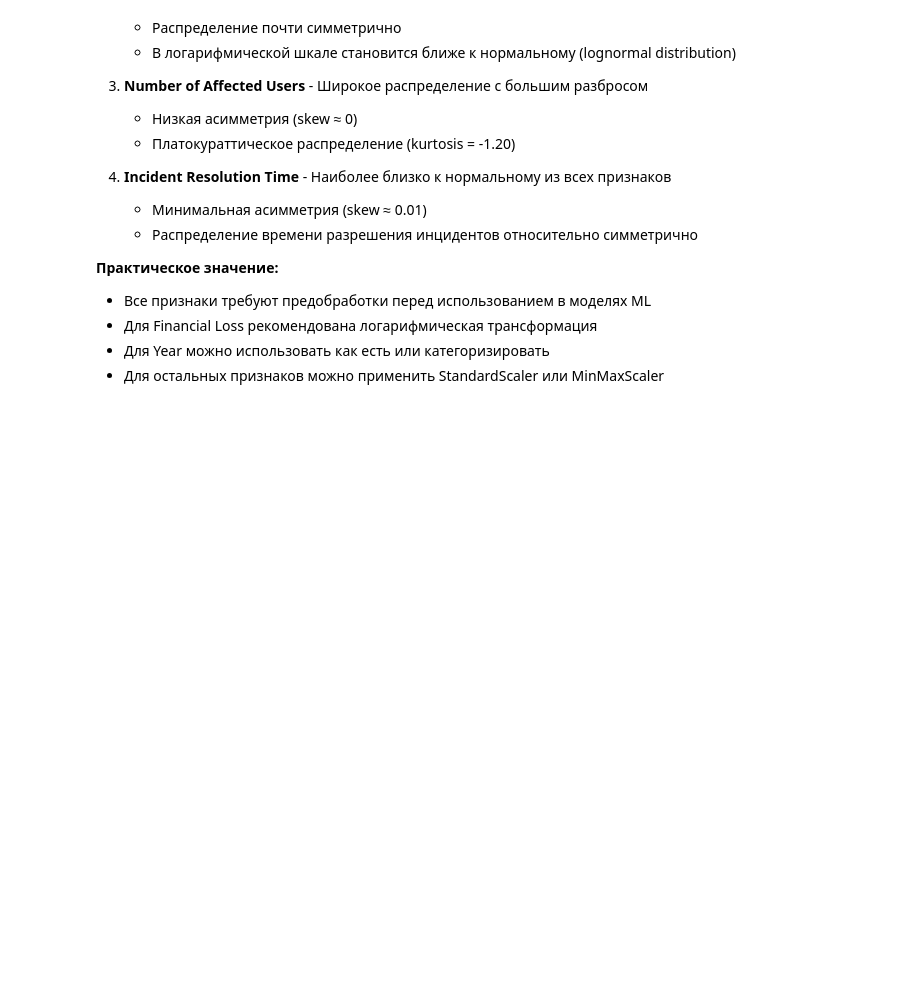
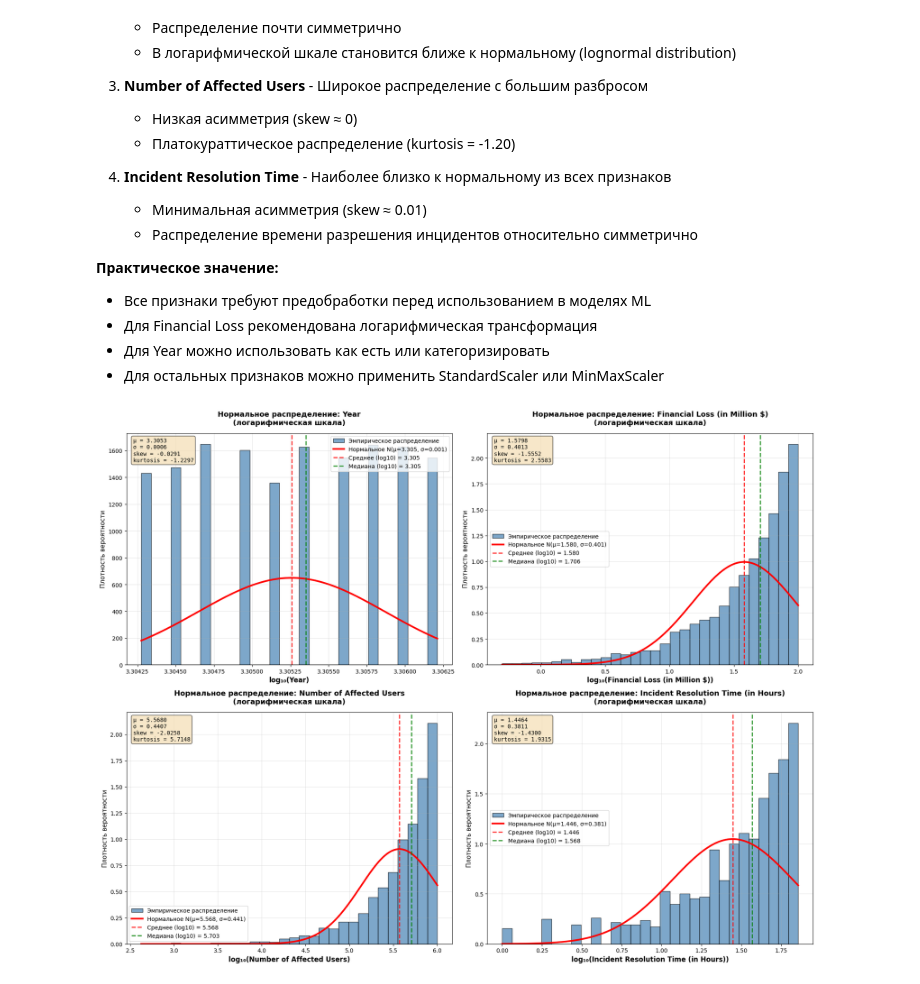
Before and after one commit to 2made1ra/ML_fall25, a Jupyter notebook: lab/first/first.ipynb, the cells around one changed output. Cells and saved outputs as stored; diff of their text form; code cells hidden in the pictures; blank space fills up the shorter version.

Commit message:
Проведен анализ категориальных и числовых признаков. Для числовых признаков проведена стандартизация

```diff
--- a/lab/first/first.ipynb
+++ b/lab/first/first.ipynb
@@ -459,3 +461,98 @@ Financial Loss (in Million $):
 - Для Financial Loss рекомендована логарифмическая трансформация
 - Для Year можно использовать как есть или категоризировать
 - Для остальных признаков можно применить StandardScaler или MinMaxScaler
+# %%
+# Построение графиков нормального распределения для всех числовых признаков с использованием логарифмической шкалы
+from scipy import stats
+
+fig, axes = plt.subplots(2, 2, figsize=(18, 14))
+axes = axes.flatten()
+
+for idx, col_name in enumerate(num_columns):
+    # Получаем данные
+    data = df[col_name].values
+
+    # Применяем логарифмическое преобразование (log10)
+    log_data = np.log10(data)
+
+    # Вычисляем параметры нормального распределения в логарифмической шкале
+    mu_log = log_data.mean()
+    sigma_log = log_data.std()
+    median_log = np.median(log_data)
+
+    # Строим гистограмму в логарифмической шкале
+    counts, bins, patches = axes[idx].hist(log_data, bins=30, density=True, alpha=0.7,
+                                            color='steelblue', edgecolor='black',
+                                            label='Эмпирическое распределение')
+
+    # Накладываем теоретическое нормальное распределение
+    x = np.linspace(log_data.min(), log_data.max(), 1000)
+    normal_pdf = stats.norm.pdf(x, loc=mu_log, scale=sigma_log)
+    axes[idx].plot(x, normal_pdf, 'r-', linewidth=3,
+                    label=f'Нормальное N(μ={mu_log:.3f}, σ={sigma_log:.3f})')
+
+    # Добавляем вертикальные линии для среднего и медианы
+    axes[idx].axvline(mu_log, color='red', linestyle='--', linewidth=2,
+                       alpha=0.8, label=f'Среднее (log10) = {mu_log:.3f}')
+    axes[idx].axvline(median_log, color='green', linestyle='--', linewidth=2,
+                       alpha=0.8, label=f'Медиана (log10) = {median_log:.3f}')
+
+    # Настраиваем оси и заголовки
+    axes[idx].set_xlabel(f'log₁₀({col_name})', fontsize=12, fontweight='bold')
+    axes[idx].set_ylabel('Плотность вероятности', fontsize=11)
+    axes[idx].set_title(f'Нормальное распределение: {col_name}\n(логарифмическая шкала)',
+                         fontsize=13, fontweight='bold', pad=15)
+    axes[idx].legend(fontsize=10, loc='best')
+    axes[idx].grid(True, alpha=0.3)
+
+    # Добавляем информацию о статистических параметрах
+    skew_log = stats.skew(log_data)
+    kurt_log = stats.kurtosis(log_data)
+
+    # Добавляем текст с информацией
+    stats_text = (f'μ = {mu_log:.4f}\nσ = {sigma_log:.4f}\n'
+                  f'skew = {skew_log:.4f}\nkurtosis = {kurt_log:.4f}')
+    axes[idx].text(0.02, 0.98, stats_text,
+                    transform=axes[idx].transAxes,
+                    verticalalignment='top',
+                    bbox=dict(boxstyle='round', facecolor='wheat', alpha=0.7),
+                    fontsize=10, family='monospace')
+
+plt.tight_layout()
+plt.show()
+
+# Дополнительная информация о распределениях
+print("=" * 80)
+print("АНАЛИЗ НОРМАЛЬНЫХ РАСПРЕДЕЛЕНИЙ В ЛОГАРИФМИЧЕСКОЙ ШКАЛЕ")
+print("=" * 80)
+print()
+
+for col_name in num_columns:
+    data = df[col_name].values
+    log_data = np.log10(data)
+    mu_log = log_data.mean()
+    sigma_log = log_data.std()
+    median_log = np.median(log_data)
+    skew_log = stats.skew(log_data)
+    kurt_log = stats.kurtosis(log_data)
+
+    print(f"\n📊 {col_name}:")
+    print(f"   Исходный диапазон: [{data.min():.2f}, {data.max():.2f}]")
+    print(f"   Логарифмическая шкала: [{log_data.min():.4f}, {log_data.max():.4f}]")
+    print(f"   Среднее (log₁₀): {mu_log:.4f}")
+    print(f"   Медиана (log₁₀): {median_log:.4f}")
+    print(f"   Ст. отклонение (log₁₀): {sigma_log:.4f}")
+    print(f"   Асимметрия: {skew_log:.4f}")
+    print(f"   Эксцесс: {kurt_log:.4f}")
+
+    # Вывод о близости к нормальному распределению
+    if abs(skew_log) < 0.1:
+        print(f"   ✓ Симметричное распределение (|skew| < 0.1)")
+    elif skew_log > 0.1:
+        print(f"   ⚠ Правосторонняя асимметрия")
+    else:
+        print(f"   ⚠ Левосторонняя асимметрия")
+
+print("\n" + "=" * 80)
+# %% [output]
+[figure, added]
```
Also changed, not shown: parts of 40 cells of this notebook.
